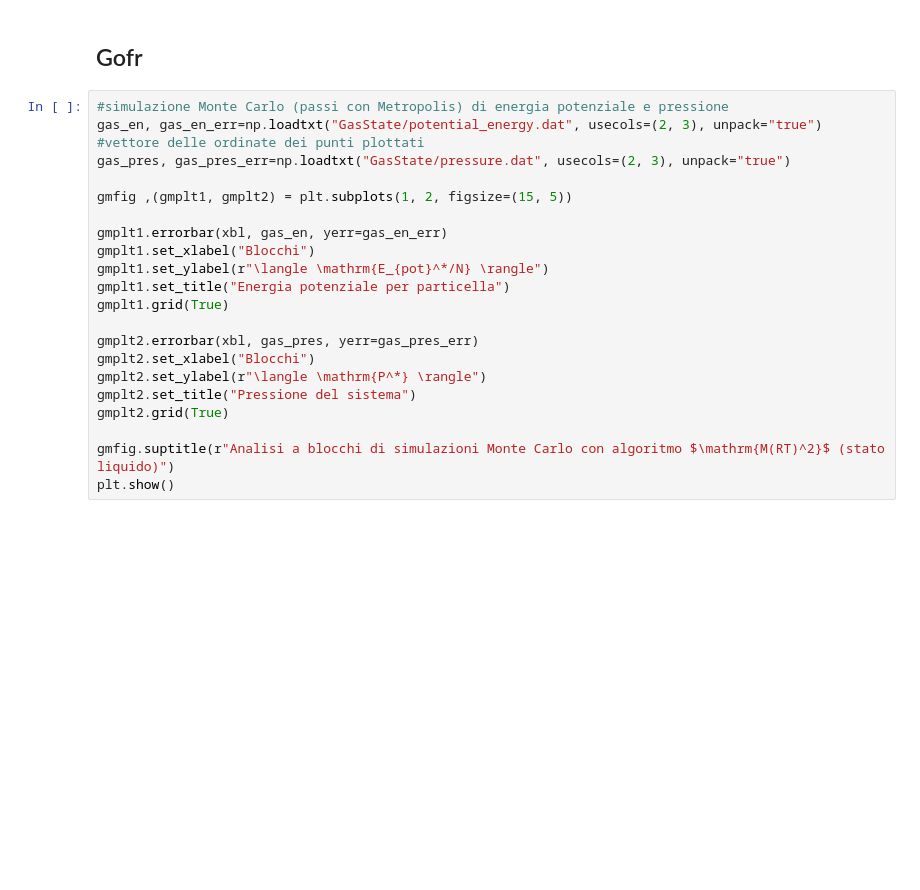
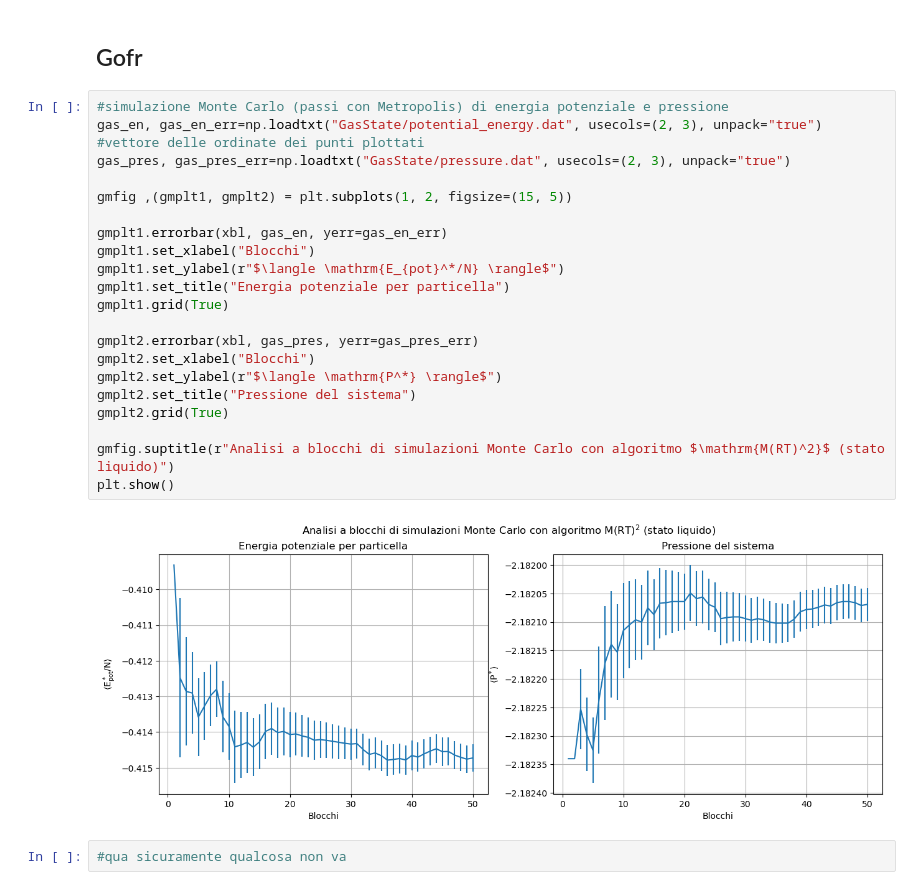
Before and after one commit to angela-bonato/LaboratorioSimulazioneNumerica, a Jupyter notebook: Es07/Esercitazione7.ipynb, the cells around one changed output. Saved outputs shown, nothing was run; the diff lists cells and outputs as text; blank space fills up the shorter version.

```diff
--- a/Es07/Esercitazione7.ipynb
+++ b/Es07/Esercitazione7.ipynb
@@ -264,24 +262,28 @@ Non mi convincono molto questi grafici sinceramente
 # %%
 #simulazione Monte Carlo (passi con Metropolis) di energia potenziale e pressione
 gas_en, gas_en_err=np.loadtxt("GasState/potential_energy.dat", usecols=(2, 3), unpack="true")  #vettore delle ordinate dei punti plottati
 gas_pres, gas_pres_err=np.loadtxt("GasState/pressure.dat", usecols=(2, 3), unpack="true")
 
 gmfig ,(gmplt1, gmplt2) = plt.subplots(1, 2, figsize=(15, 5))
 
 gmplt1.errorbar(xbl, gas_en, yerr=gas_en_err)
 gmplt1.set_xlabel("Blocchi")
-gmplt1.set_ylabel(r"\langle \mathrm{E_{pot}^*/N} \rangle")
+gmplt1.set_ylabel(r"$\langle \mathrm{E_{pot}^*/N} \rangle$")
 gmplt1.set_title("Energia potenziale per particella")
 gmplt1.grid(True)
 
 gmplt2.errorbar(xbl, gas_pres, yerr=gas_pres_err)
 gmplt2.set_xlabel("Blocchi")
-gmplt2.set_ylabel(r"\langle \mathrm{P^*} \rangle")
+gmplt2.set_ylabel(r"$\langle \mathrm{P^*} \rangle$")
 gmplt2.set_title("Pressione del sistema")
 gmplt2.grid(True)
 
 gmfig.suptitle(r"Analisi a blocchi di simulazioni Monte Carlo con algoritmo $\mathrm{M(RT)^2}$ (stato liquido)")
 plt.show()
+# %% [output]
+[figure, added]
+# %%
+#qua sicuramente qualcosa non va
 # %%
 #simulazione della gofr con moltecarlo e con dinamica molecolare
 gas_xgofr1, gas_gofr1, gas_err1=np.loadtxt("GasState/fin_gofr1.dat", usecols=(0, 1, 2), unpack="true")  #x, y e yerr plot gofr Monte Carlo
```
Also changed, not shown: parts of 11 cells of this notebook, 10 other files.
